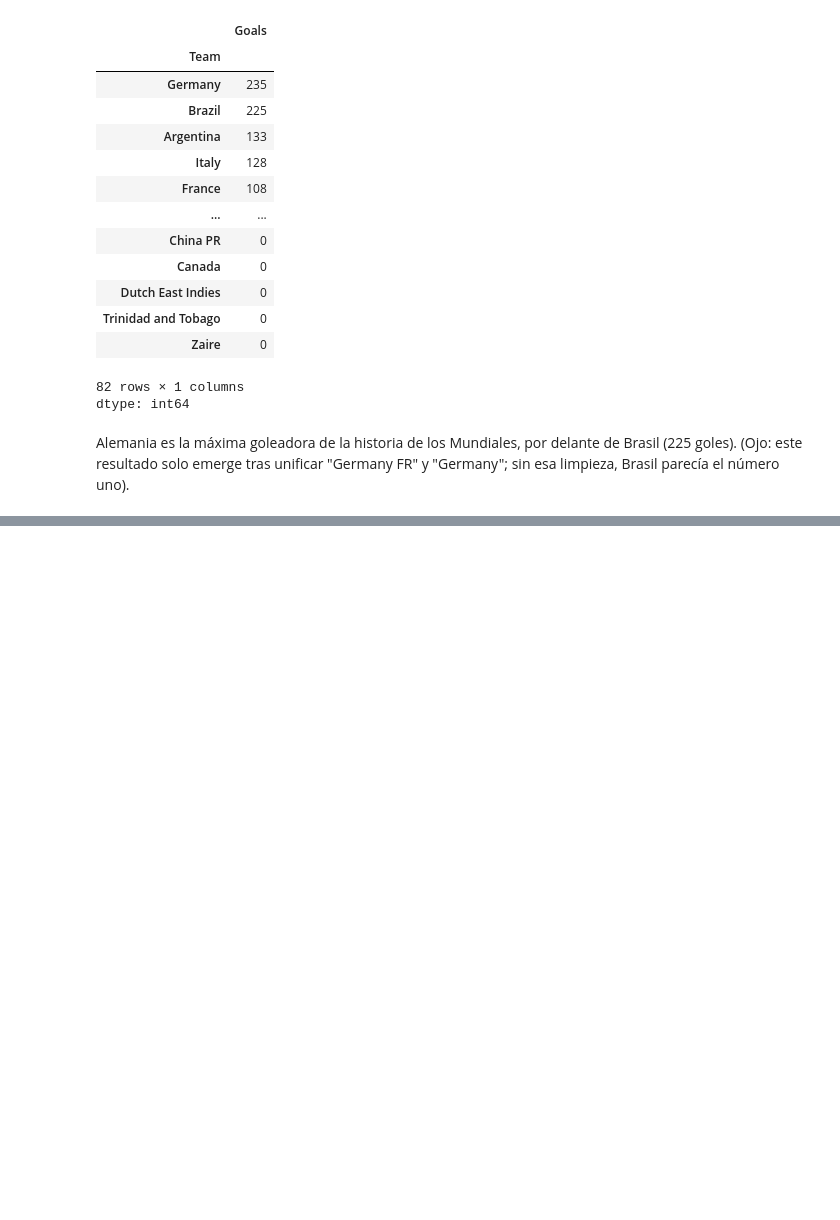
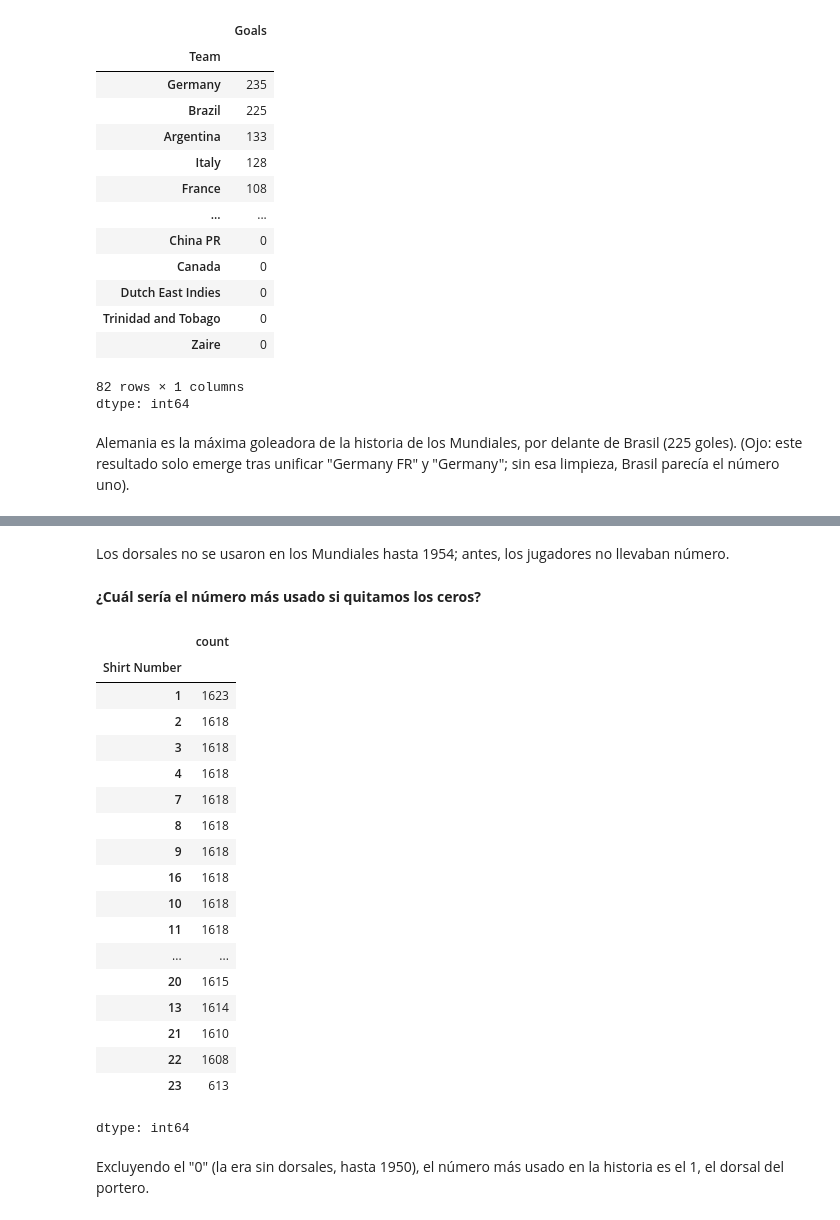
Before and after one commit to claudiocdc/fifa-world-cup-analysis, a Jupyter notebook: 01_Limpieza_Fifa_WorldCup.ipynb, the cells around one changed output, grey strips where cells are left out. Drawn from its saved outputs; the diff is of its cells as text; code cells hidden in the pictures; blank space fills up the shorter version.

```diff
--- a/01_Limpieza_Fifa_WorldCup.ipynb
+++ b/01_Limpieza_Fifa_WorldCup.ipynb
@@ -307,0 +370,7 @@ Alemania es la máxima goleadora de la historia de los Mundiales, por delante de
+# %%
+#Sabemos que necesitamos que las dos columnas clave para unir dos dataframes tienen que tener mismo formato, sino da error. Igualamos el dtype de la columna de ambas tablas
+df_matches['MatchID'] = df_matches['MatchID'].astype(int)
+
+##Unimos por año de partidos a la tabla de jugadores
+df_players_year = df_players.merge(df_matches[['MatchID','Year']], how='left', on='MatchID')
+print(df_players_year.head())
@@ -307,0 +403,29 @@ Alemania es la máxima goleadora de la historia de los Mundiales, por delante de
+# %% [markdown]
+Los dorsales no se usaron en los Mundiales hasta 1954; antes, los jugadores no llevaban número.
+# %% [markdown]
+**¿Cuál sería el número más usado si quitamos los ceros?**
+# %%
+row_dorsal = df_players_year[df_players_year['Shirt Number'] != 0]
+row_dorsal['Shirt Number'].value_counts()
+# %% [output]
+|  | count |
+| Shirt Number |  |
+| 1 | 1623 |
+| 2 | 1618 |
+| 3 | 1618 |
+| 4 | 1618 |
+| 7 | 1618 |
+| 8 | 1618 |
+| 9 | 1618 |
+| 16 | 1618 |
+| 10 | 1618 |
+| 11 | 1618 |
+| ... | ... |
+| 20 | 1615 |
+| 13 | 1614 |
+| 21 | 1610 |
+| 22 | 1608 |
+| 23 | 613 |
+dtype: int64
+# %% [markdown]
+Excluyendo el "0" (la era sin dorsales, hasta 1950), el número más usado en la historia es el 1, el dorsal del portero.
```
Also changed, not shown: parts of 10 cells of this notebook.
